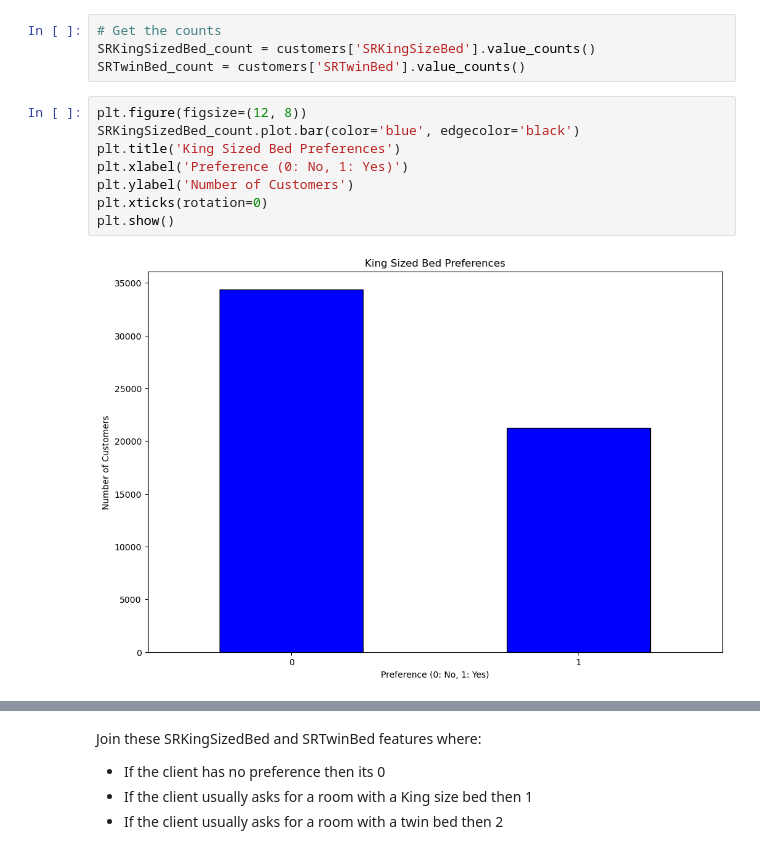
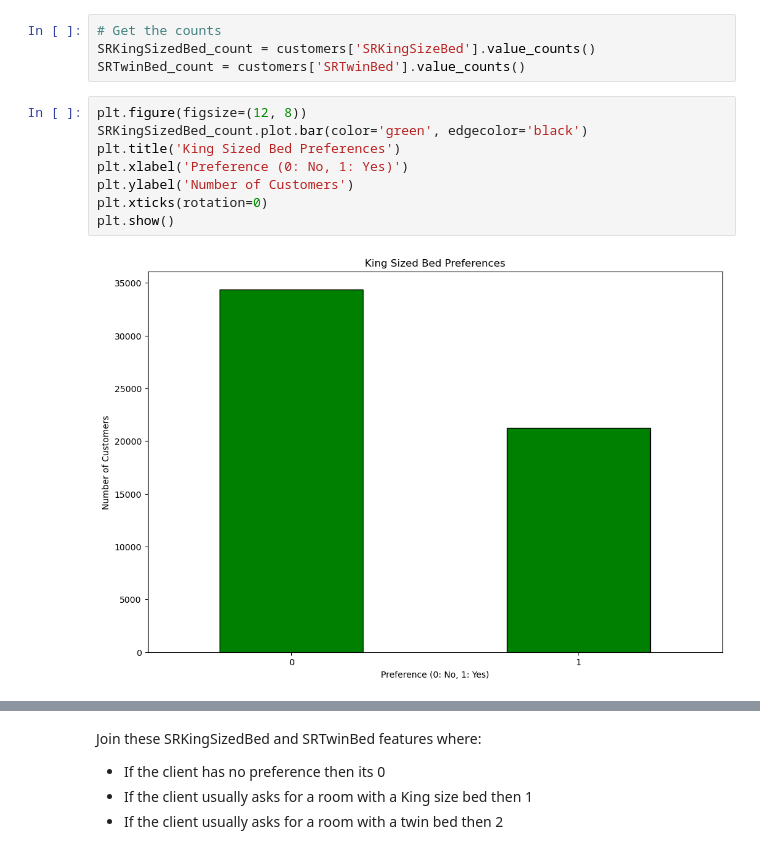
Before and after one commit to RubenCMarques/Hotel-Customer-Segmentation, a Jupyter notebook: Notebooks/A-B.ipynb, the cells around one changed output, grey strips where cells are left out. Cells and saved outputs as stored; diff of their text form.

```diff
--- a/Notebooks/A-B.ipynb
+++ b/Notebooks/A-B.ipynb
@@ -1290,13 +1290,13 @@ SRKingSizedBed_count = customers['SRKingSizeBed'].value_counts()
 SRTwinBed_count = customers['SRTwinBed'].value_counts()
 # %%
 plt.figure(figsize=(12, 8))
-SRKingSizedBed_count.plot.bar(color='blue', edgecolor='black')
+SRKingSizedBed_count.plot.bar(color='green', edgecolor='black')
 plt.title('King Sized Bed Preferences')
 plt.xlabel('Preference (0: No, 1: Yes)')
 plt.ylabel('Number of Customers')
 plt.xticks(rotation=0)
 plt.show()
 # %% [output]
-[figure, old version]
+[figure, new version]
 # %%
 plt.figure(figsize=(12, 8))
```
Also changed, not shown: parts of 50 cells of this notebook.
